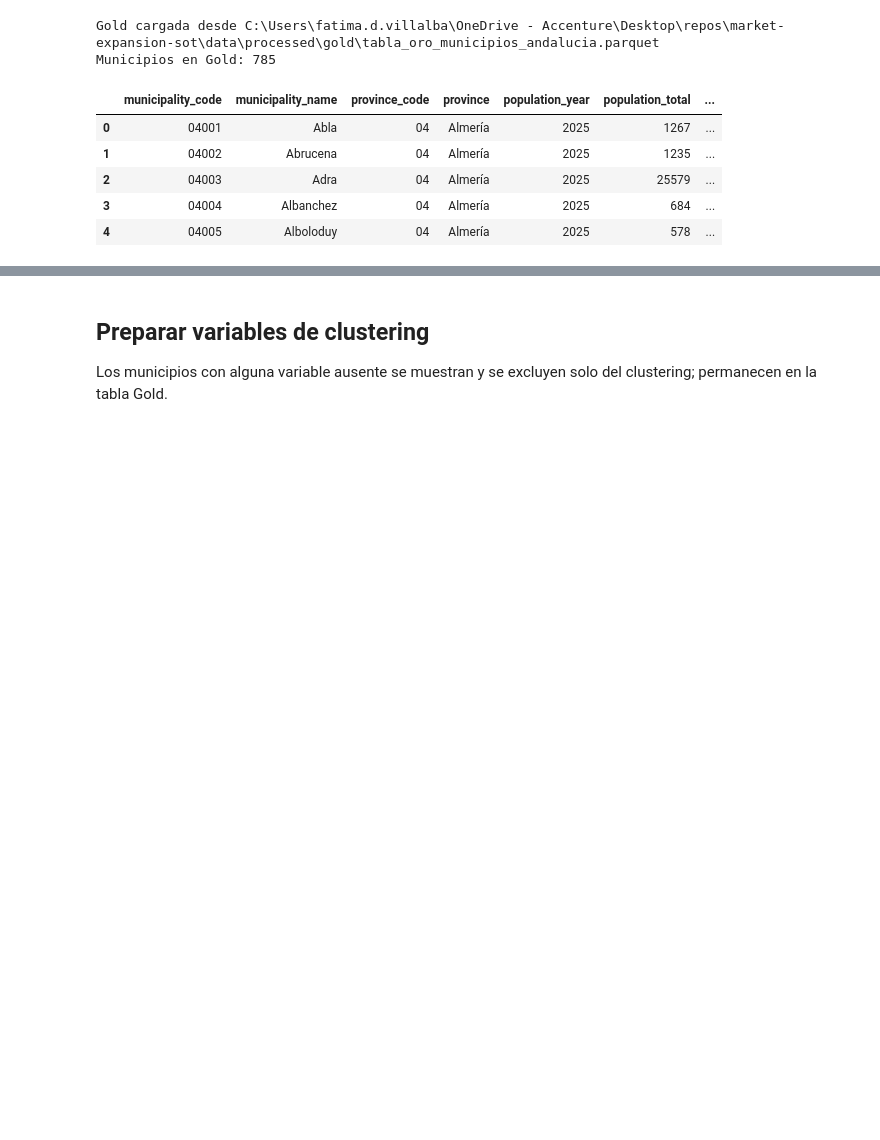
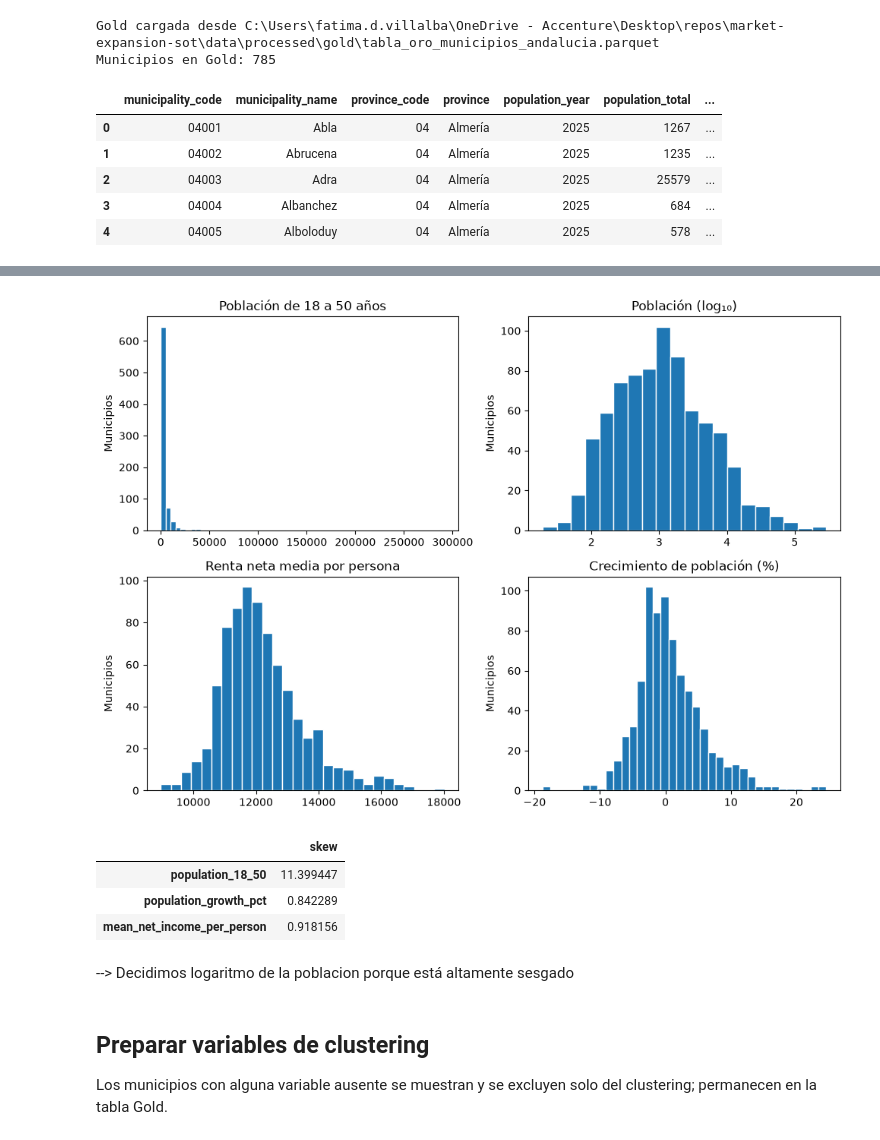
Before and after one commit to josejvega/market-expansion-sot, a Jupyter notebook: notebooks/03_modelo.ipynb, the cells around one changed output, grey strips where cells are left out. Drawn from its saved outputs; the diff is of its cells as text; code cells hidden in the pictures; blank space fills up the shorter version.

```diff
--- a/notebooks/03_modelo.ipynb
+++ b/notebooks/03_modelo.ipynb
@@ -98,0 +102,9 @@ Municipios en Gold: 785
+# %%
+from src.modelo.baseline import top5_baseline
+gold = pd.read_parquet(GOLD_TABLE_PATH)
+baseline = top5_baseline(gold).loc[:, [
+    'municipality_code', 'municipality_name', 'province',
+    'population_year', 'population_18_50',
+]].reset_index(drop=True)
+baseline.index = pd.RangeIndex(1, len(baseline) + 1, name='posicion')
+display(baseline)
@@ -99,3 +152,47 @@ Municipios en Gold: 785
+# %%
+import matplotlib.pyplot as plt
+import numpy as np
+fig, axes = plt.subplots(2, 2, figsize=(10, 7))
+
+population = gold["population_18_50"].dropna()
+income = gold["mean_net_income_per_person"].dropna()
+growth = gold["population_growth_pct"].dropna()
+
+axes[0, 0].hist(population, bins="auto", edgecolor="white")
+axes[0, 0].set_title("Población de 18 a 50 años")
+
+axes[0, 1].hist(np.log10(population[population > 0]), bins="auto", edgecolor="white")
+axes[0, 1].set_title("Población (log₁₀)")
+
+axes[1, 0].hist(income, bins="auto", edgecolor="white")
+axes[1, 0].set_title("Renta neta media por persona")
+
+axes[1, 1].hist(growth, bins="auto", edgecolor="white")
+axes[1, 1].set_title("Crecimiento de población (%)")
+
+for axis in axes.flat:
+    axis.set_ylabel("Municipios")
+
+plt.tight_layout()
+plt.show()
+# %% [output]
+[figure, added]
+# %%
+# si skew por encima de 1 o por debajo de -1, la distribución es altamente asimétrica
+variables = [
+    'population_18_50',
+    'population_growth_pct',
+    'mean_net_income_per_person',
+]
+
+display(gold[variables].skew().rename('skew').to_frame())
+# %% [output]
+|  | skew |
+| population_18_50 | 11.399447 |
+| population_growth_pct | 0.842289 |
+| mean_net_income_per_person | 0.918156 |
+# %% [markdown]
+--> Decidimos logaritmo de la poblacion porque está altamente sesgado
 # %% [markdown]
 ## Preparar variables de clustering
 
```
Also changed, not shown: parts of 20 cells of this notebook, 4 other files.
